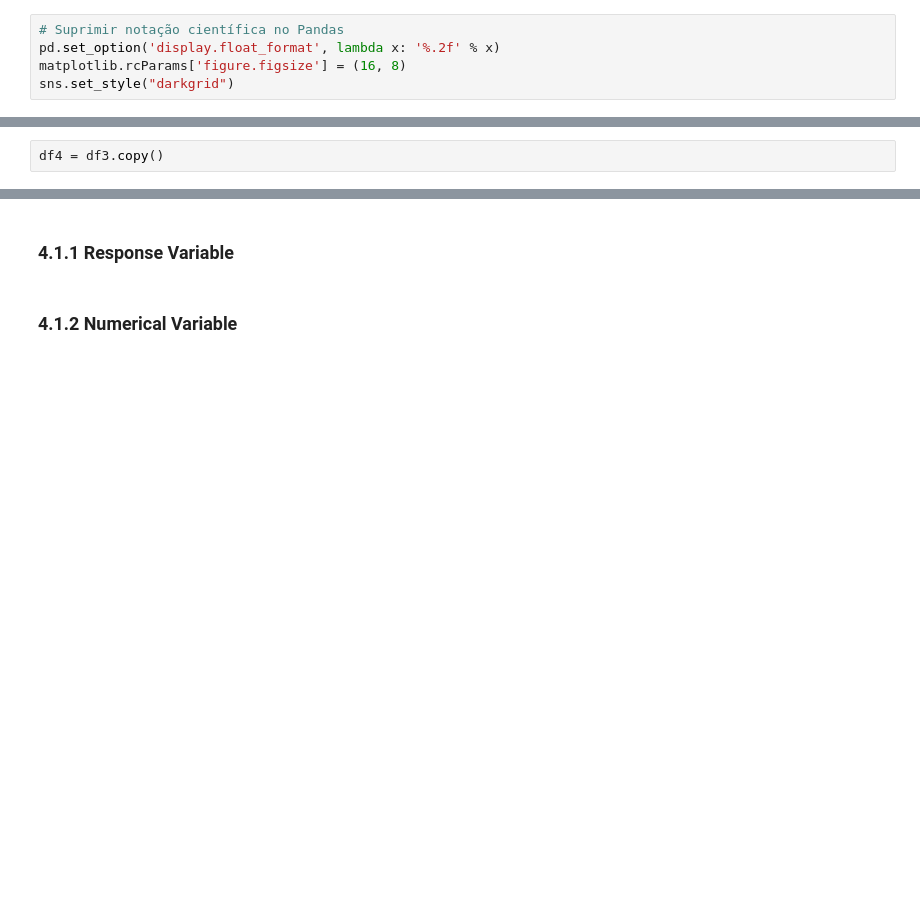
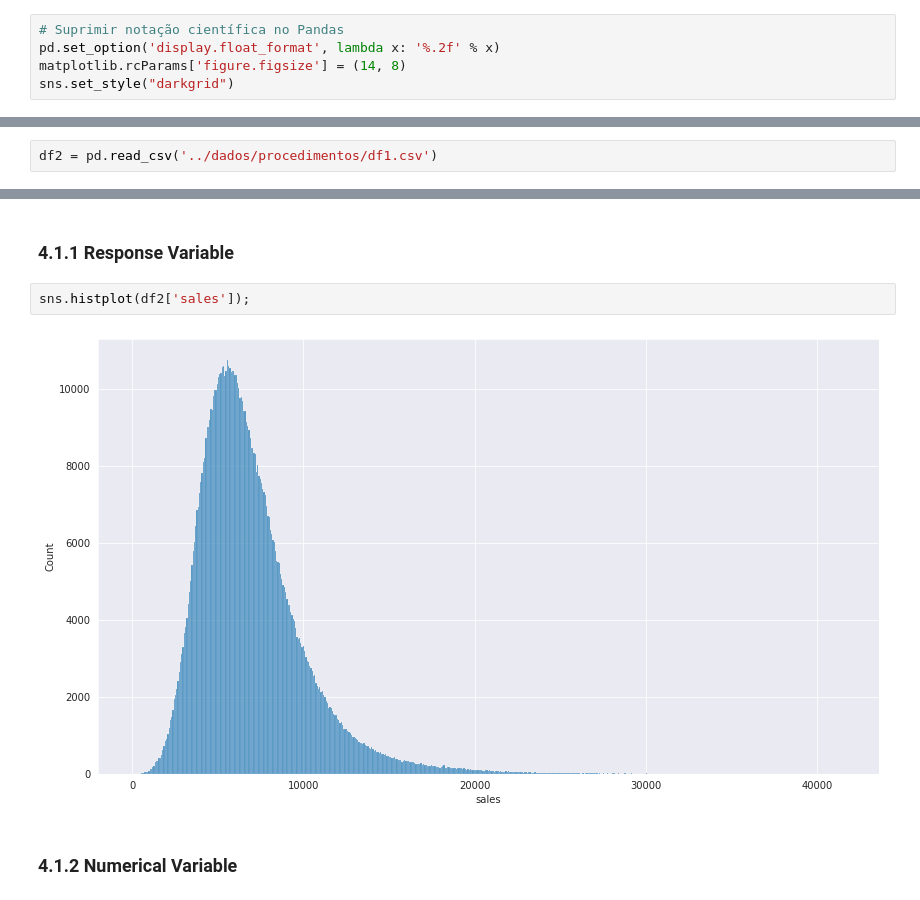
Before and after one commit to MarcosRMG/comunidade_ds_projetos, a Jupyter notebook: notebooks/Previsão de Vendas.ipynb, the cells around one changed output, grey strips where cells are left out. Saved outputs shown, nothing was run; the diff lists cells and outputs as text; blank space fills up the shorter version.

```diff
--- a/notebooks/Previsão de Vendas.ipynb
+++ b/notebooks/Previsão de Vendas.ipynb
@@ -41,7 +53,7 @@ from datetime import timedelta
 # %%
 # Suprimir notação científica no Pandas
 pd.set_option('display.float_format', lambda x: '%.2f' % x)
-matplotlib.rcParams['figure.figsize'] = (16, 8)
+matplotlib.rcParams['figure.figsize'] = (14, 8)
 sns.set_style("darkgrid")
 # %% [markdown]
 ## 2.2 Data Load
@@ -397,10 +381,14 @@ See the caveats in the documentation: https://pandas.pydata.org/pandas-docs/stab
 # %% [markdown]
 # 4 Exploratory Data Analysis
 # %%
-df4 = df3.copy()
+df2 = pd.read_csv('../dados/procedimentos/df1.csv')
 # %% [markdown]
 ## 4.1 Univariate Analysis
 # %% [markdown]
 ### 4.1.1 Response Variable
+# %%
+sns.histplot(df2['sales']);
+# %% [output]
+[figure, added]
 # %% [markdown]
 ### 4.1.2 Numerical Variable
```
Also changed, not shown: parts of 25 cells of this notebook.
